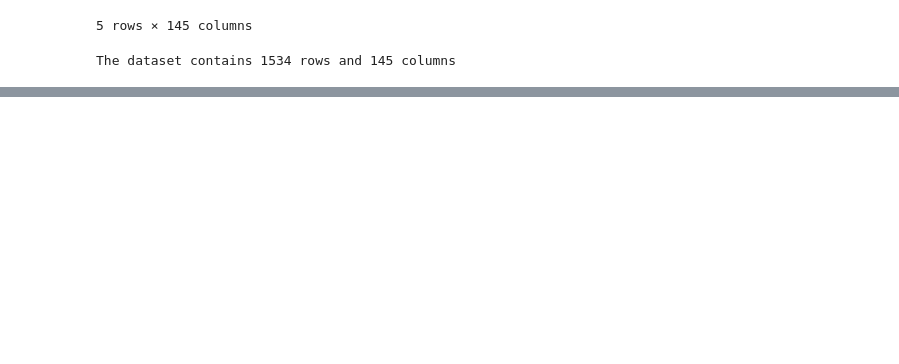
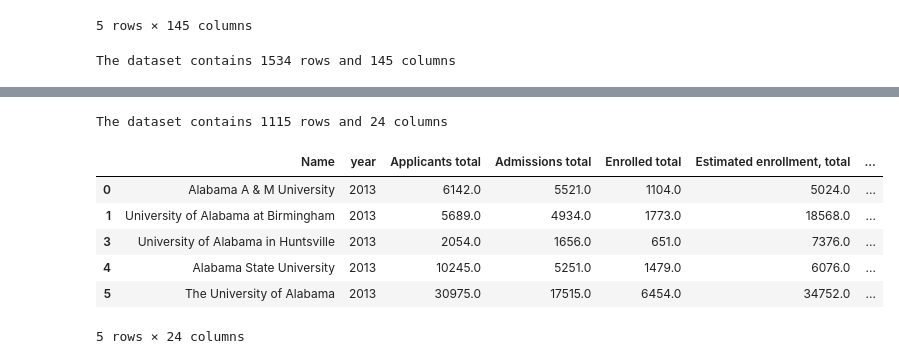
Before and after one commit to XinyuMai/PHSX815_Week12, a Jupyter notebook: HW12.ipynb, the cells around one changed output, grey strips where cells are left out. Drawn from its saved outputs; the diff is of its cells as text; code cells hidden in the pictures; blank space fills up the shorter version.

```diff
--- a/HW12.ipynb
+++ b/HW12.ipynb
@@ -39,0 +176,13 @@ The dataset contains 1534 rows and 145 columns
+# %%
+# data structure
+print('The dataset contains {} rows and {} columns'.format(ipeds.shape[0],ipeds.shape[1]))
+ipeds.head()
+# %% [output]
+The dataset contains 1115 rows and 24 columns
+|  | Name | year | Applicants total | Admissions total | Enrolled total | Estimated enrollment, total | ... |
+| 0 | Alabama A & M University | 2013 | 6142.0 | 5521.0 | 1104.0 | 5024.0 | ... |
+| 1 | University of Alabama at Birmingham | 2013 | 5689.0 | 4934.0 | 1773.0 | 18568.0 | ... |
+| 3 | University of Alabama in Huntsville | 2013 | 2054.0 | 1656.0 | 651.0 | 7376.0 | ... |
+| 4 | Alabama State University | 2013 | 10245.0 | 5251.0 | 1479.0 | 6076.0 | ... |
+| 5 | The University of Alabama | 2013 | 30975.0 | 17515.0 | 6454.0 | 34752.0 | ... |
+5 rows × 24 columns
```
Also changed, not shown: parts of 15 cells of this notebook.
